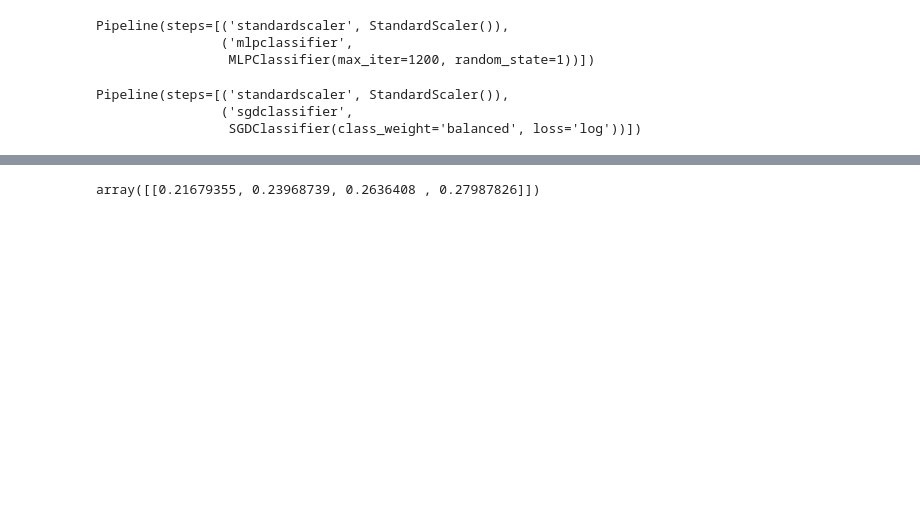
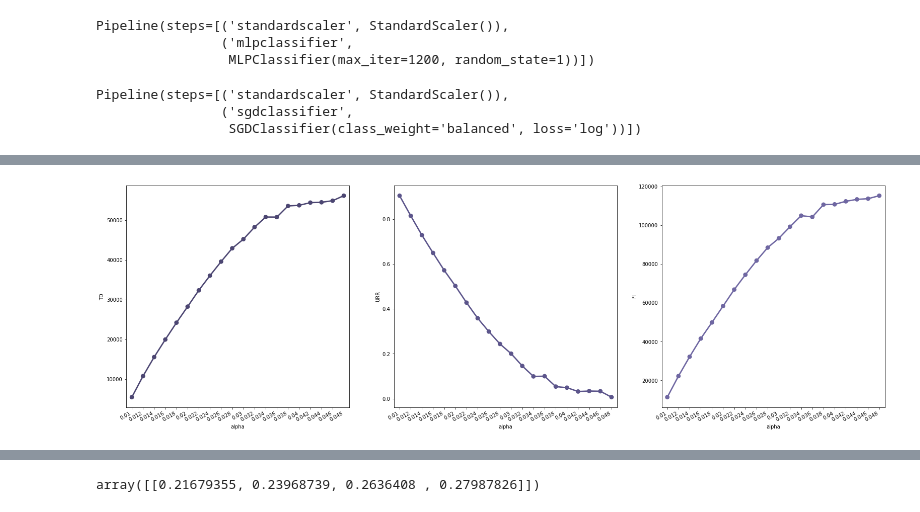
Before and after one commit to lucafanselau/bachelor-seminar-thesis, a Jupyter notebook: src/vehicle-choice-model.ipynb, the cells around one changed output, grey strips where cells are left out. Saved outputs shown, nothing was run; the diff lists cells and outputs as text; code cells hidden in the pictures; blank space fills up the shorter version.

```diff
--- a/src/vehicle-choice-model.ipynb
+++ b/src/vehicle-choice-model.ipynb
@@ -317,0 +328,12 @@ s = Simulation(station_data=station_data, p=p, alpha=0.005, capacity=20, pred=cl
+# %%
+def metric_plot(df, index):
+  fig, ax = plt.subplots(1, 3, figsize=(27, 9))
+  c = ["#4C4672", "#5C558B", "#6F67A2"]
+  sns.pointplot(x=df[index], y=capacity_df["TD"], color=c[0], ax=ax[0])
+  sns.pointplot(x=df[index], y=capacity_df["URR"], color=c[1], ax=ax[1])
+  sns.pointplot(x=df[index], y=capacity_df["PI"], color=c[2], ax=ax[2])
+  fig.autofmt_xdate()
+# %%
+metric_plot(alpha_df, "alpha")
+# %% [output]
+[figure, added]
```
Also changed, not shown: parts of 12 cells of this notebook, 10 other files.
